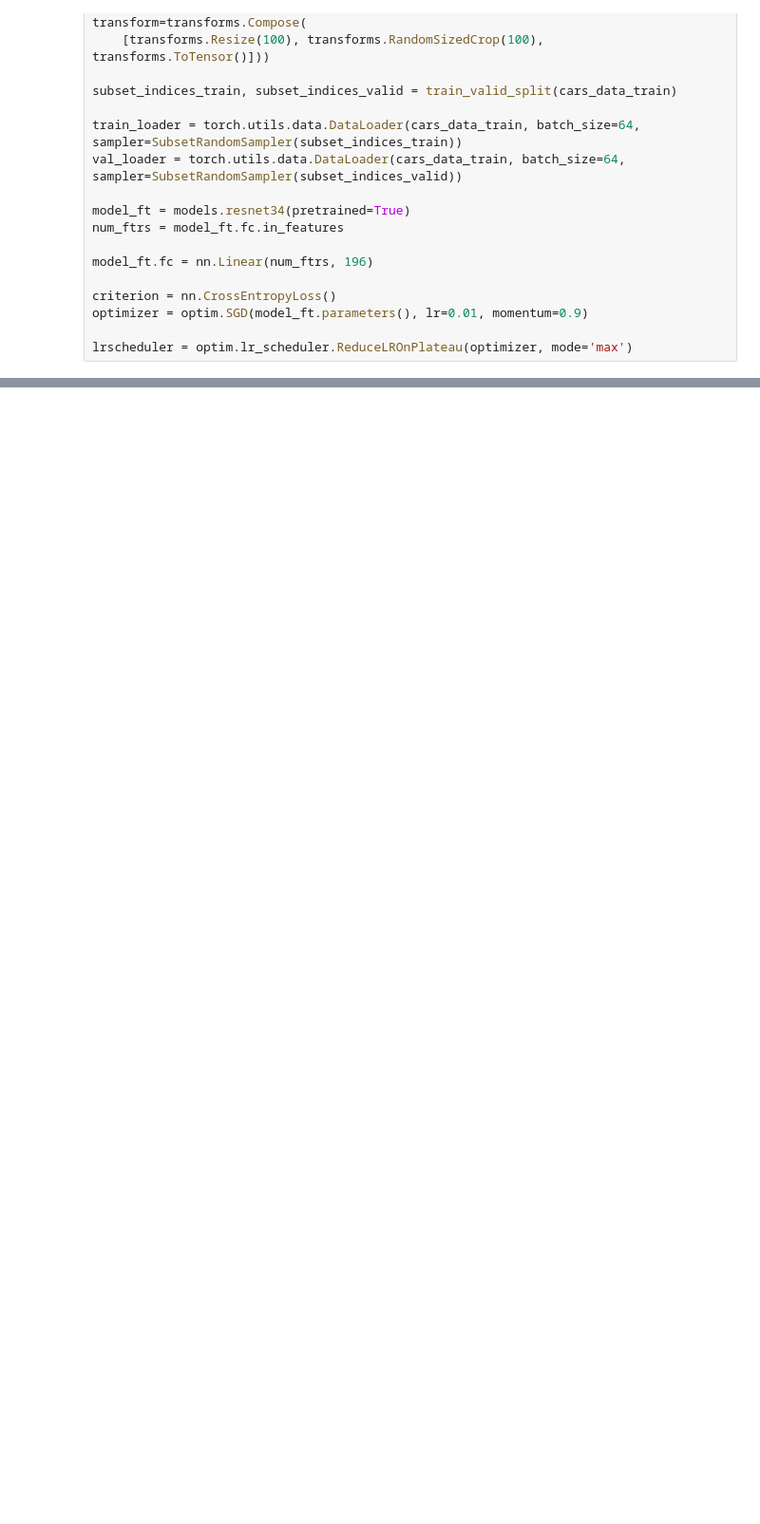
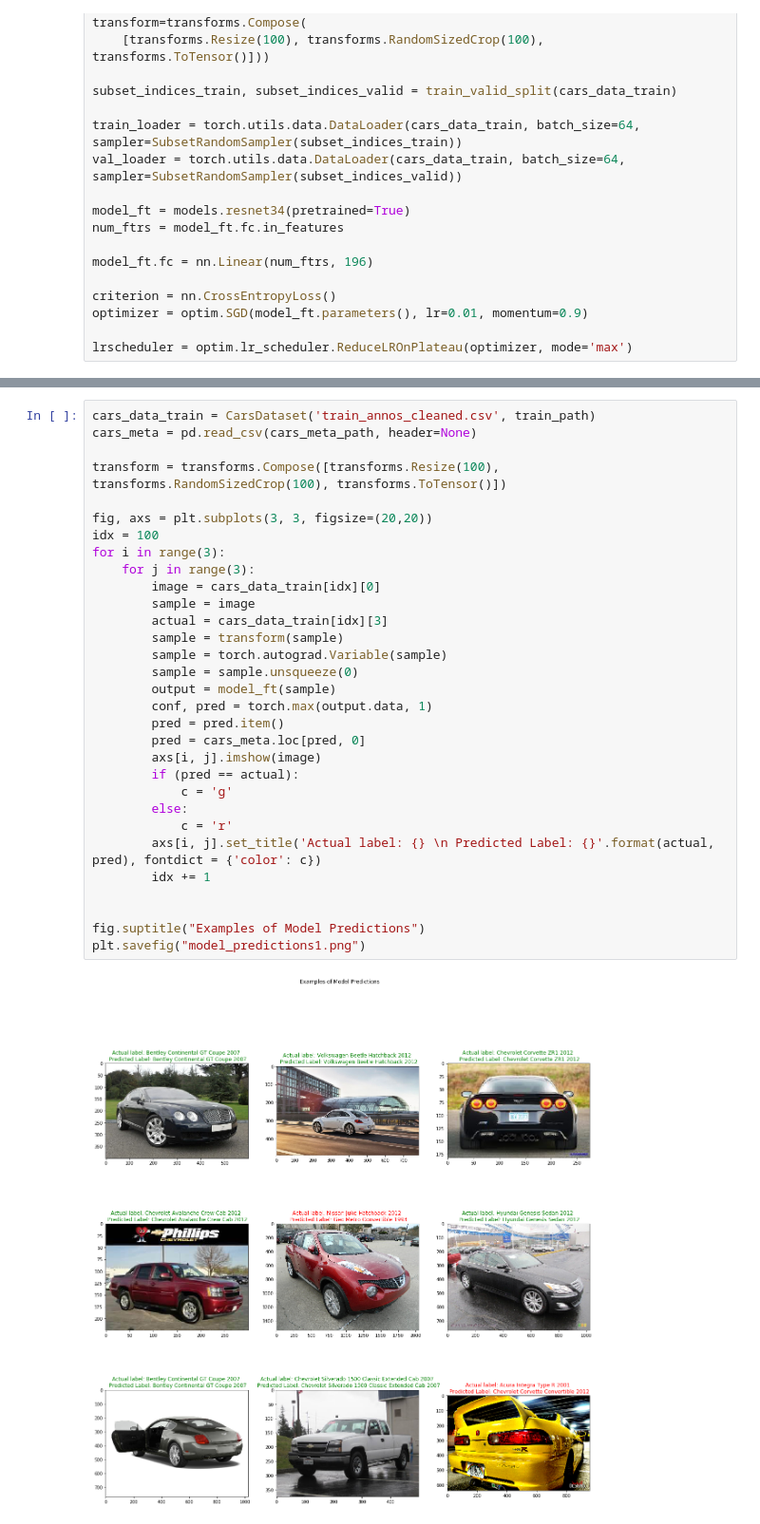
Before and after one commit to amoraru100/caltech-ee148-spring2020-project, a Jupyter notebook: Data Exploration.ipynb, the cells around one changed output, grey strips where cells are left out. Shown at 95% size. Saved outputs shown, nothing was run; the diff lists cells and outputs as text; blank space fills up the shorter version.

```diff
--- a/Data Exploration.ipynb
+++ b/Data Exploration.ipynb
@@ -245,0 +266,33 @@ torch.save(model_ft.state_dict(), "poor.pt")
+# %%
+cars_data_train = CarsDataset('train_annos_cleaned.csv', train_path)
+cars_meta = pd.read_csv(cars_meta_path, header=None)
+
+transform = transforms.Compose([transforms.Resize(100), transforms.RandomSizedCrop(100), transforms.ToTensor()])
+
+fig, axs = plt.subplots(3, 3, figsize=(20,20))
+idx = 100
+for i in range(3):
+    for j in range(3):
+        image = cars_data_train[idx][0]
+        sample = image
+        actual = cars_data_train[idx][3]
+        sample = transform(sample)
+        sample = torch.autograd.Variable(sample)
+        sample = sample.unsqueeze(0)
+        output = model_ft(sample)
+        conf, pred = torch.max(output.data, 1)
+        pred = pred.item()
+        pred = cars_meta.loc[pred, 0]
+        axs[i, j].imshow(image)
+        if (pred == actual):
+            c = 'g'
+        else:
+            c = 'r'
+        axs[i, j].set_title('Actual label: {} \n Predicted Label: {}'.format(actual, pred), fontdict = {'color': c})
+        idx += 1
+
+
+fig.suptitle("Examples of Model Predictions")
+plt.savefig("model_predictions1.png")
+# %% [output]
+[figure, added]
```
Also changed, not shown: parts of 7 cells of this notebook, 6 other files.
